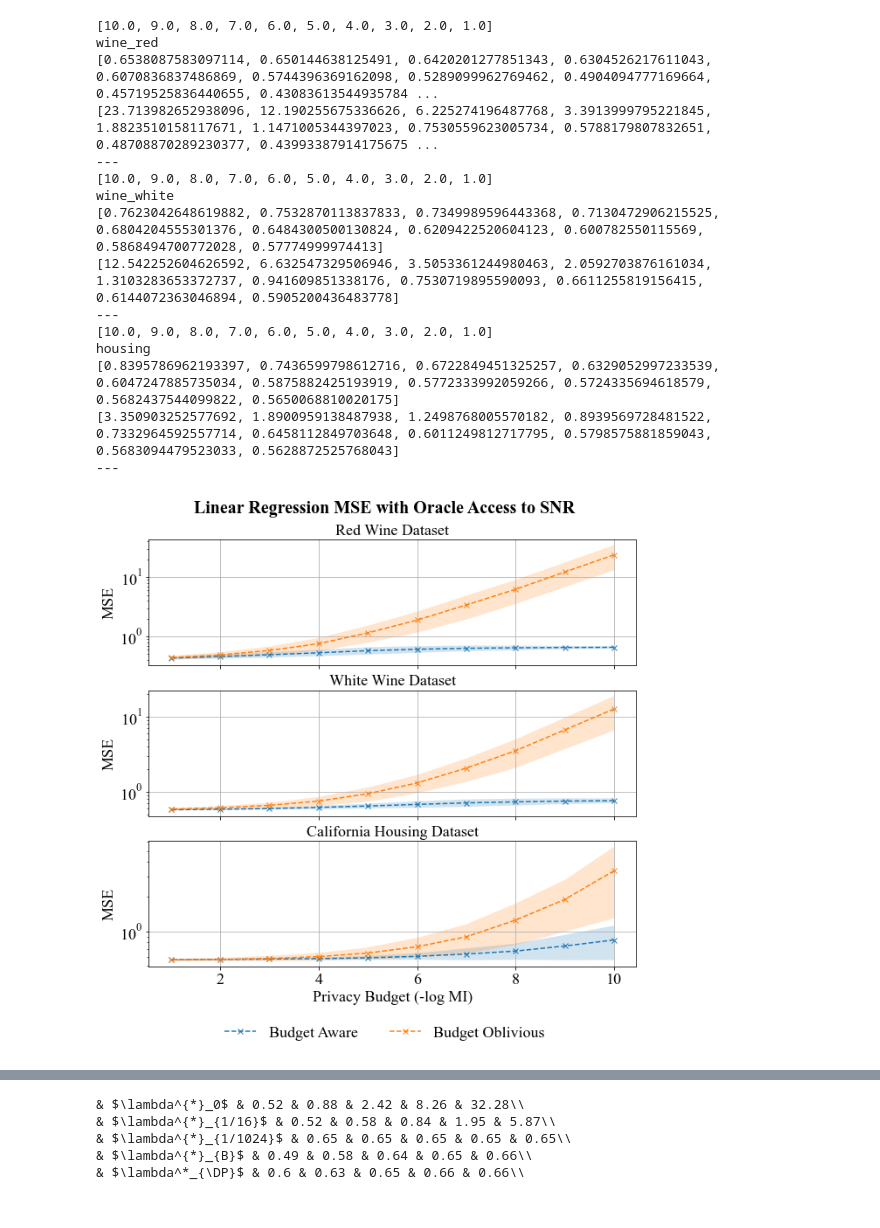
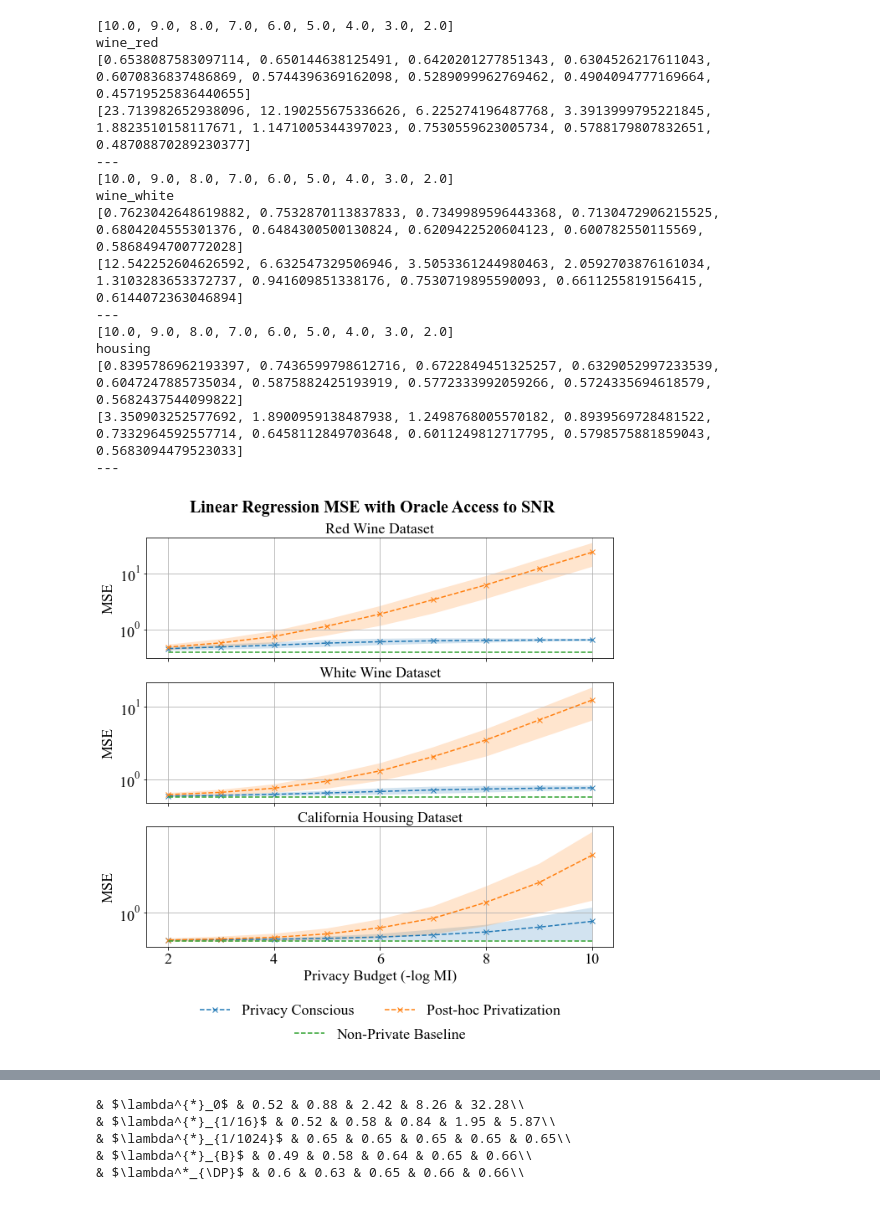
Before and after one commit to mayuri95/designing_for_privacy, a Jupyter notebook: pac_private_rr/ridge_regression_mses.ipynb, the cells around one changed output, grey strips where cells are left out. Cells and saved outputs as stored; diff of their text form; code cells hidden in the pictures.

```diff
--- a/pac_private_rr/ridge_regression_mses.ipynb
+++ b/pac_private_rr/ridge_regression_mses.ipynb
@@ -26,6 +28,9 @@ inv_mi_range = [1/mi for mi in mi_range]
 names = ['Red Wine', 'White Wine', 'California Housing']
 global_handles, global_labels = [], []
 fig, axes = plt.subplots(3, 1, figsize=(10,9), sharex=True)
+baseline_vals = [0.3894832019336162, 0.5677035860144148, 0.5568146056868424]
+baseline_handles, baseline_labels = [], []
+
 
 # dp_lists = {0: ,
 #            1: ,
@@ -33,7 +38,7 @@ fig, axes = plt.subplots(3, 1, figsize=(10,9), sharex=True)
 for data_ind, data in enumerate(['wine_red', 'wine_white', 'housing']):
 
     ax = axes[data_ind]
-    mi_range = [2**(x) for x in range(-10, 0)]
+    mi_range = [2**(x) for x in range(-10, -1)]
     inv_mi_range = [1/mi for mi in mi_range]
 
     labels = [-np.log2(x) for x in mi_range]
@@ -73,63 +78,80 @@ for data_ind, data in enumerate(['wine_red', 'wine_white', 'housing']):
     obl_upper = [k[1] for k in priv_obl_bands]
     where_mask = np.ones_like(xs, dtype=bool)
 
-    line1 = ax.plot(xs, priv_aware,  '--x', label='Budget Aware')
+    line1 = ax.plot(xs, priv_aware,  '--x', label='Privacy Conscious')
 
     ax.fill_between(xs, aware_lower, aware_upper, where=where_mask, alpha=0.2, linewidth=0)
 
-    line2 = ax.plot(xs, priv_obl,  '--x',label='Budget Oblivious')
+    line2 = ax.plot(xs, priv_obl,  '--x',label='Post-hoc Privatization')
     ax.fill_between(xs, obl_lower, obl_upper, where=where_mask, alpha=0.2, linewidth=0)
+
+    line3 = ax.plot(xs, [baseline_vals[data_ind]]*len(xs), '--', label = 'Non-Private Baseline')
 
     if data_ind == 0:
         for line in [line1, line2]:
             global_handles.append(line[0])
             global_labels.append(line[0].get_label())
+        baseline_handles.append(line3[0])
+        baseline_labels.append(line3[0].get_label())
+
     ax.grid(True)
     ax.yaxis.set_major_formatter(plt.FuncFormatter(lambda val, pos: f"{val:.1f}"))
     ax.set_yscale('log')  # Set y-axis to logarithmic scale
 
     ax.tick_params(axis='both', labelsize=18)
     ax.set_title(f"{names[data_ind]} Dataset", fontsize=18, fontweight='normal')
     ax.set_ylabel("MSE", fontsize=18)
+    ax.xaxis.set_major_locator(MaxNLocator(nbins=5))
+    ax.minorticks_off()
 
 ax.set_xlabel("Privacy Budget (-log MI)", fontsize=18)
 
-# fig.subplots_adjust(bottom=0.18)
 
-leg=fig.legend(
+leg1=ax.legend(
     handles=global_handles,
     labels=global_labels,
-    ncol = 4,
-    bbox_to_anchor=(0.5, -0.03),
+    ncol = 2,
+    bbox_to_anchor=(0.5, -0.7),
+    loc='lower center',
+    fontsize=18,
+    frameon=False
+)
+ax.add_artist(leg1)
+
+leg2 = ax.legend(
+    handles=baseline_handles,
+    labels=baseline_labels,
+    ncol = 1,
+    bbox_to_anchor=(0.5, -0.9),
     loc='lower center',
     fontsize=18,
     frameon=False
 )
 title = fig.suptitle("Linear Regression MSE with Oracle Access to SNR", fontsize=20, fontweight="bold", y=0.95)
 fig.canvas.draw()
 fig.savefig("../figs/regression_exact_lams.pdf", bbox_inches="tight", bbox_extra_artists=(leg, title), pad_inches=0.04)
 
 # fig.tight_layout(rect=[0, 0, 1, 0.96])
 # # plt.show()
 
 # plt.savefig('figs/regression_exact_lams.pdf')
 # %% [output]
-[10.0, 9.0, 8.0, 7.0, 6.0, 5.0, 4.0, 3.0, 2.0, 1.0]
+[10.0, 9.0, 8.0, 7.0, 6.0, 5.0, 4.0, 3.0, 2.0]
 wine_red
-[0.6538087583097114, 0.650144638125491, 0.6420201277851343, 0.6304526217611043, 0.6070836837486869, 0.5744396369162098, 0.5289099962769462, 0.4904094777169664, 0.45719525836440655, 0.43083613544935784 ...
-[23.713982652938096, 12.190255675336626, 6.225274196487768, 3.3913999795221845, 1.8823510158117671, 1.1471005344397023, 0.7530559623005734, 0.5788179807832651, 0.48708870289230377, 0.43993387914175675 ...
+[0.6538087583097114, 0.650144638125491, 0.6420201277851343, 0.6304526217611043, 0.6070836837486869, 0.5744396369162098, 0.5289099962769462, 0.4904094777169664, 0.45719525836440655]
+[23.713982652938096, 12.190255675336626, 6.225274196487768, 3.3913999795221845, 1.8823510158117671, 1.1471005344397023, 0.7530559623005734, 0.5788179807832651, 0.48708870289230377]
 ---
-[10.0, 9.0, 8.0, 7.0, 6.0, 5.0, 4.0, 3.0, 2.0, 1.0]
+[10.0, 9.0, 8.0, 7.0, 6.0, 5.0, 4.0, 3.0, 2.0]
 wine_white
-[0.7623042648619882, 0.7532870113837833, 0.7349989596443368, 0.7130472906215525, 0.6804204555301376, 0.6484300500130824, 0.6209422520604123, 0.600782550115569, 0.5868494700772028, 0.57774999974413]
-[12.542252604626592, 6.632547329506946, 3.5053361244980463, 2.0592703876161034, 1.3103283653372737, 0.941609851338176, 0.7530719895590093, 0.6611255819156415, 0.6144072363046894, 0.5905200436483778]
+[0.7623042648619882, 0.7532870113837833, 0.7349989596443368, 0.7130472906215525, 0.6804204555301376, 0.6484300500130824, 0.6209422520604123, 0.600782550115569, 0.5868494700772028]
+[12.542252604626592, 6.632547329506946, 3.5053361244980463, 2.0592703876161034, 1.3103283653372737, 0.941609851338176, 0.7530719895590093, 0.6611255819156415, 0.6144072363046894]
 ---
-[10.0, 9.0, 8.0, 7.0, 6.0, 5.0, 4.0, 3.0, 2.0, 1.0]
+[10.0, 9.0, 8.0, 7.0, 6.0, 5.0, 4.0, 3.0, 2.0]
 housing
-[0.8395786962193397, 0.7436599798612716, 0.6722849451325257, 0.6329052997233539, 0.6047247885735034, 0.5875882425193919, 0.5772333992059266, 0.5724335694618579, 0.5682437544099822, 0.5650068810020175]
-[3.350903252577692, 1.8900959138487938, 1.2498768005570182, 0.8939569728481522, 0.7332964592557714, 0.6458112849703648, 0.6011249812717795, 0.5798575881859043, 0.5683094479523033, 0.5628872525768043]
+[0.8395786962193397, 0.7436599798612716, 0.6722849451325257, 0.6329052997233539, 0.6047247885735034, 0.5875882425193919, 0.5772333992059266, 0.5724335694618579, 0.5682437544099822]
+[3.350903252577692, 1.8900959138487938, 1.2498768005570182, 0.8939569728481522, 0.7332964592557714, 0.6458112849703648, 0.6011249812717795, 0.5798575881859043, 0.5683094479523033]
 ---
-[figure, old version]
+[figure, new version]
 # %%
 dp_results = json.load(open('dp_adassp_results.json'))
 # %%
```
Also changed, not shown: parts of 1 cell of this notebook, 6 other files.
